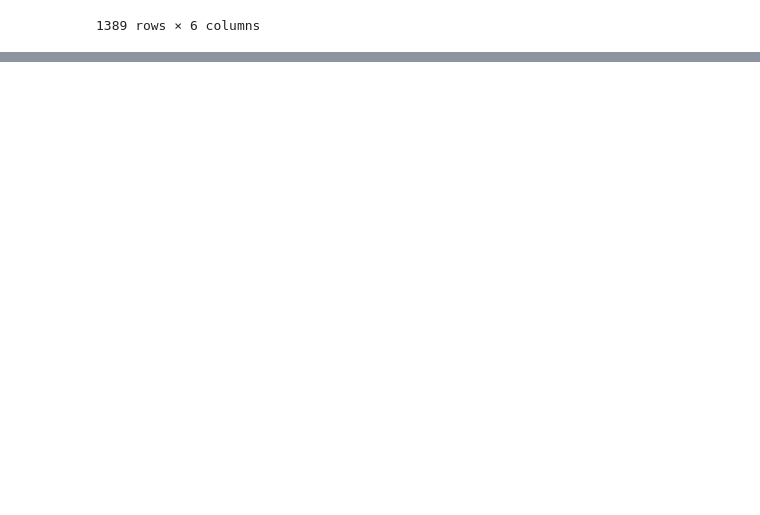
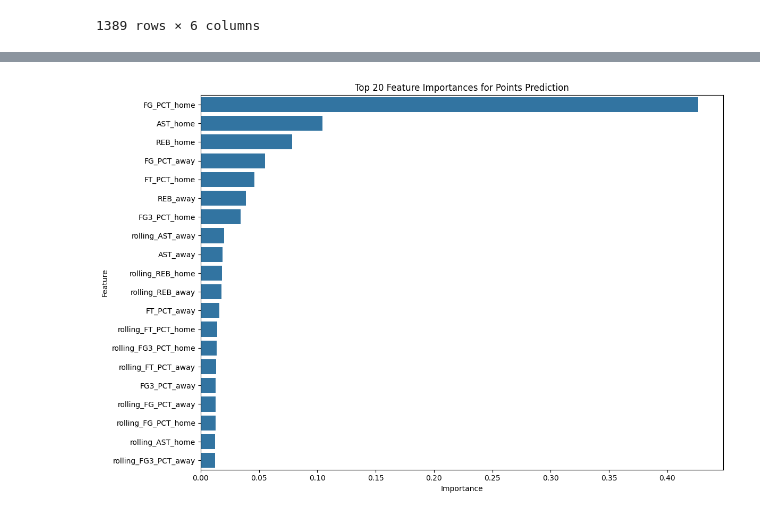
Before and after one commit to suhasp3/NBA-Betting-Model, a Jupyter notebook: modelx.ipynb, the cells around one changed output, grey strips where cells are left out. Saved outputs shown, nothing was run; the diff lists cells and outputs as text; code cells hidden in the pictures; blank space fills up the shorter version.

```diff
--- a/modelx.ipynb
+++ b/modelx.ipynb
@@ -267,0 +268,27 @@ plt.show()
+# %%
+# For the points prediction model
+# Since we used a MultiOutputRegressor, we'll extract feature importances from one of the estimators
+feature_importances = points_model.estimators_[0].feature_importances_
+
+# Get feature names
+feature_names = X_train_points.columns
+
+# Create a DataFrame for feature importances
+feature_importance_df = pd.DataFrame({
+    'Feature': feature_names,
+    'Importance': feature_importances
+})
+
+# Sort the features by importance
+feature_importance_df = feature_importance_df.sort_values(by='Importance', ascending=False).head(20)
+
+# Plot the feature importances
+plt.figure(figsize=(12, 8))
+sns.barplot(data=feature_importance_df, x='Importance', y='Feature')
+plt.title('Top 20 Feature Importances for Points Prediction')
+plt.xlabel('Importance')
+plt.ylabel('Feature')
+plt.tight_layout()
+plt.show()
+# %% [output]
+[figure, added]
```
Also changed, not shown: parts of 3 cells of this notebook.
